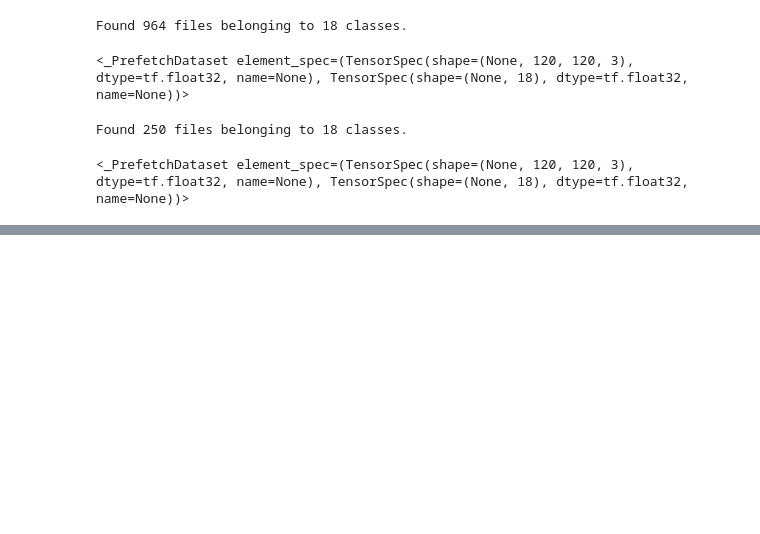
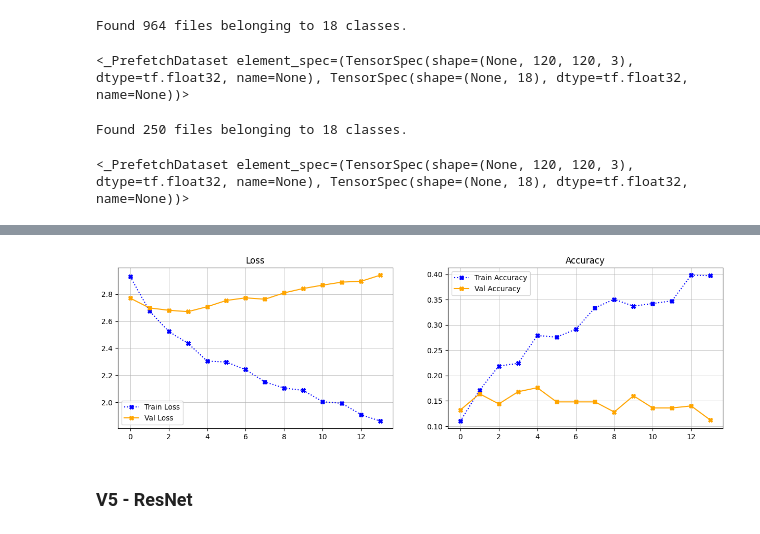
Before and after one commit to mtthibault/catchemall, a Jupyter notebook: notebooks/mo_computervision_models.ipynb, the cells around one changed output, grey strips where cells are left out. Drawn from its saved outputs; the diff is of its cells as text; code cells hidden in the pictures; blank space fills up the shorter version.

```diff
--- a/notebooks/mo_computervision_models.ipynb
+++ b/notebooks/mo_computervision_models.ipynb
@@ -676,0 +927,35 @@ plot_loss_accuracy(history)
+# %%
+from tensorflow.keras.applications import EfficientNetB0
+
+data_augmentation = models.Sequential([
+    layers.RandomFlip("horizontal"),
+    layers.RandomZoom(0.2),
+    layers.RandomTranslation(0.2, 0.2),
+    layers.RandomRotation(0.1),
+])
+
+base_model = EfficientNetB0(weights='imagenet', include_top=False, input_shape=(120, 120, 3))
+
+base_model.trainable = False
+
+model = models.Sequential([
+    data_augmentation,
+    base_model,
+    layers.GlobalAveragePooling2D(),
+    layers.Dense(256, activation='relu'),
+    layers.Dropout(0.5),
+    layers.Dense(18, activation='softmax')
+])
+
+model.compile(
+    loss='categorical_crossentropy',
+    optimizer='adam',
+    metrics=['accuracy']
+)
+
+history = model.fit(
+    train_ds,
+    validation_data=val_ds,
+    epochs=30,
+    callbacks=[callbacks.EarlyStopping(patience=10, restore_best_weights=True)]
+)
@@ -676,0 +980,6 @@ plot_loss_accuracy(history)
+# %%
+plot_loss_accuracy(history)
+# %% [output]
+[figure, added]
+# %% [markdown]
+### V5 - ResNet
```
Also changed, not shown: parts of 54 cells of this notebook.
